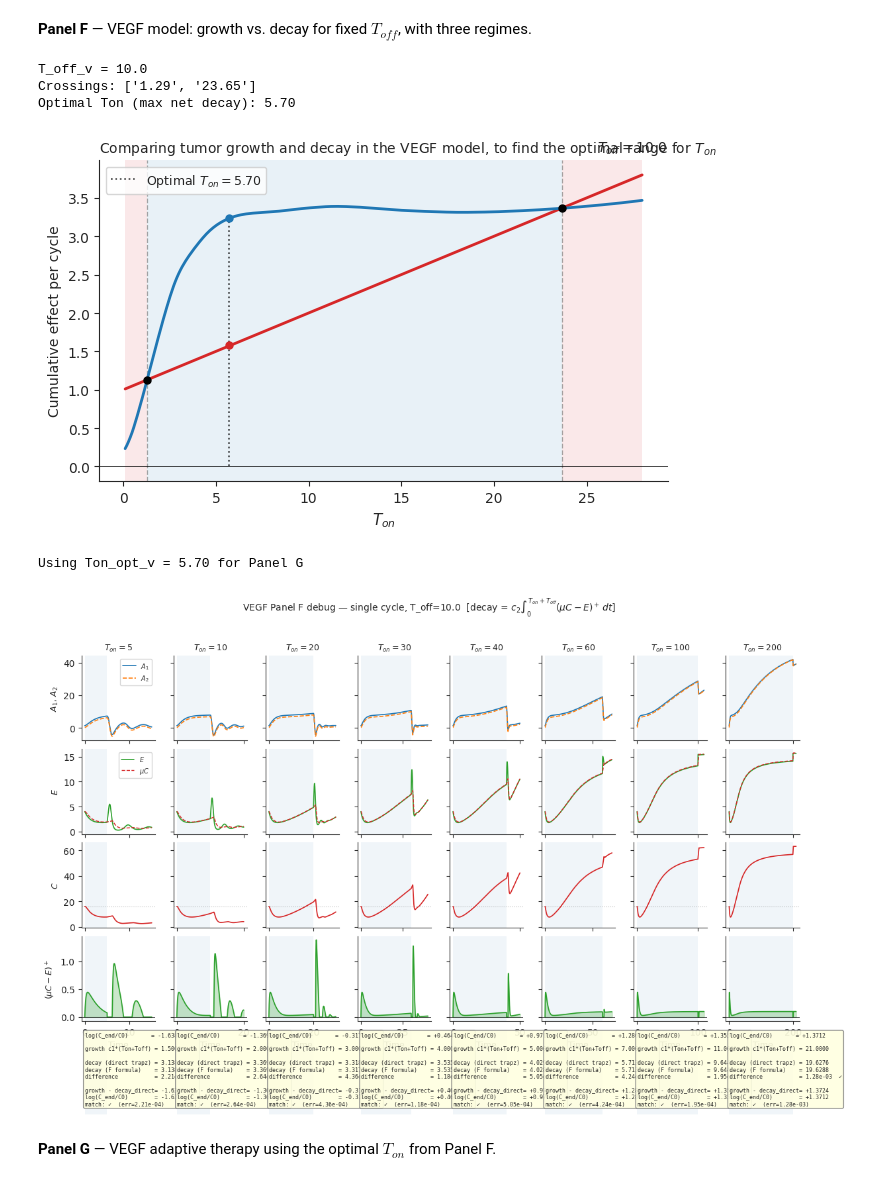
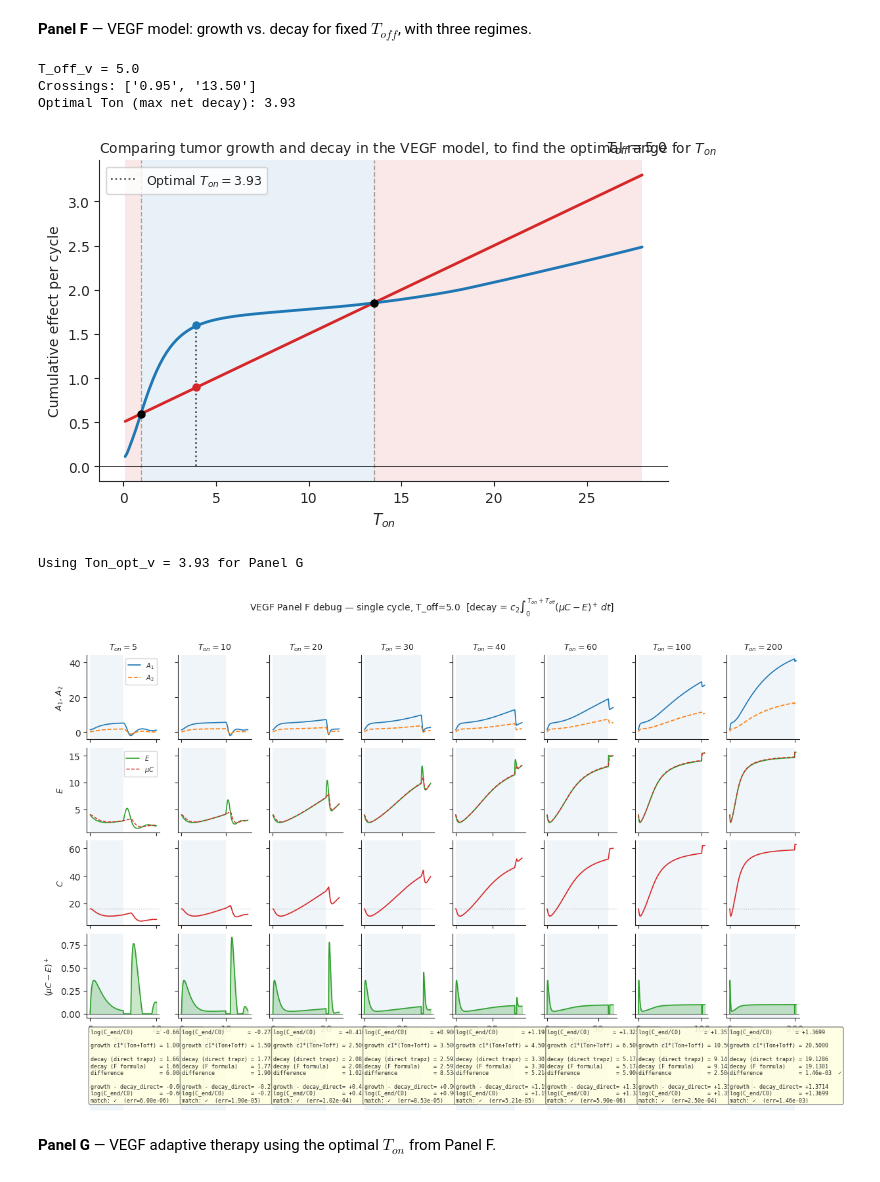
Before and after one commit to Liamir/autodiff-control, a Jupyter notebook: notebooks/figure4.ipynb, the cells around one changed output. Drawn from its saved outputs; the diff is of its cells as text; code cells hidden in the pictures.

```diff
--- a/notebooks/figure4.ipynb
+++ b/notebooks/figure4.ipynb
@@ -503,8 +503,8 @@ plt.show()
 from scipy.integrate import solve_ivp as _solve_ivp
 
 k1   = 5.0    # A1 (VEGF) production rate
-k2   = 5.0    # A2 (compensatory) production rate
-a1_v = 0.5    # VEGF effect on E growth (blocked during treatment → 0)
+k2   = 2.0    # A2 (compensatory) production rate
+a1_v = 0.5    # VEGF effect on E growth
 a2_v = 0.1    # compensatory signal effect on E growth
 r_E  = 0.5    # endothelial cell death rate
 mu_v = 0.25   # vascular scaling (E_ss = mu_v * C at steady state)
@@ -512,6 +512,7 @@ c1_v = 0.1    # tumor growth rate
 c2_v = 1.0    # tumor removal rate
 alpha1 = 0.01  # clearance rate of A1 (VEGF)
 alpha2 = 0.01  # clearance rate of A2 (compensatory)
+treatment_efficacy = 0.2  # fraction of a1_v remaining during treatment (0 = fully blocked, 1 = no effect)
 
 C0_v = 16.0
 E0_v = mu_v * C0_v   # = 4.0
@@ -536,6 +537,7 @@ def _integrate_v(y0, T, a1_val, rtol=1e-4, atol=1e-7):
 
 print(f"VEGF IC: A1={A1_0:.4f}, A2={A2_0:.4f}, E={E0_v:.2f}, C={C0_v:.2f}")
 print(f"Deficit at t=0: {mu_v*C0_v - E0_v:.4f}  (should be ~0)")
+print(f"Treatment: a1_v * treatment_efficacy = {a1_v * treatment_efficacy:.4f}  (vs full {a1_v})")
 # %% [output]
 VEGF IC: A1=1.2963, A2=0.1852, E=4.00, C=16.00
 Deficit at t=0: 0.0000  (should be ~0)
@@ -585,7 +588,7 @@ plt.show()
 # Panel F: VEGF growth vs. decay with regime annotations
 # ======================================================================
 
-T_OFF_V    = 10.0
+T_OFF_V    = 5.0
 Ton_scan_v = np.linspace(0.1, 28, 300)
 
 growth_v_arr = c1_v * (Ton_scan_v + T_OFF_V)
@@ -594,7 +597,7 @@ growth_v_arr = c1_v * (Ton_scan_v + T_OFF_V)
 decay_v_arr = np.empty_like(Ton_scan_v)
 for _i, _ton in enumerate(Ton_scan_v):
     _t_on  = np.linspace(0, _ton, max(int(_ton * 50), 200))
-    _s_on  = odeint(lambda y, t: vegf_rhs(t, y, 0.0), list(y0_v), _t_on)
+    _s_on  = odeint(lambda y, t: vegf_rhs(t, y, a1_v * treatment_efficacy), list(y0_v), _t_on)
     _t_off = np.linspace(0, T_OFF_V, 300)
     _s_off = odeint(lambda y, t: vegf_rhs(t, y, a1_v), list(_s_on[-1]), _t_off)
     _t_full   = np.concatenate([_t_on, _ton + _t_off[1:]])
@@ -645,38 +648,38 @@ ax_F.axhline(0, color='k', lw=0.5)
 if len(crossings_v) >= 1:
     for _cx in crossings_v:
         _val = c1_v * (_cx + T_OFF_V)
         ax_F.plot(_cx, _val, 'o', color='k', ms=5, zorder=5)
 
 # Optimal Ton line + dots
 _y_grow_opt_v = c1_v * (Ton_opt_v + T_OFF_V)
 _y_dec_opt_v  = decay_v_arr[np.argmax(_net_v)]
 _y_top_opt_v  = max(_y_grow_opt_v, _y_dec_opt_v)
 
 ax_F.plot([Ton_opt_v, Ton_opt_v], [0, _y_top_opt_v],
           color='k', ls=':', lw=1.2, alpha=0.7, label=rf'Optimal $T_{{on}} = ${Ton_opt_v:.2f}')
 ax_F.plot(Ton_opt_v, _y_grow_opt_v, 'o', color='C3', ms=6, zorder=7, mec='none',
           transform=_trans_F(ax_F))
 ax_F.plot(Ton_opt_v, _y_dec_opt_v,  'o', color='C0', ms=6, zorder=7, mec='none',
           transform=_trans_F(ax_F))
 
 
 ax_F.set_xlabel(r'$T_{on}$', fontsize=11)
 ax_F.set_ylabel('Cumulative effect per cycle', fontsize=10)
 ax_F.set_title(r'Comparing tumor growth and decay in the VEGF model,'
                r' to find the optimal range for $T_{on}$', fontsize=10, loc='left')
 ax_F.set_title(rf'$T_{{off}} = {T_OFF_V}$', fontsize=10, loc='right')
 ax_F.legend(fontsize=9, loc='upper left')
 clean_ax(ax_F)
 plt.tight_layout()
 plt.show()
 
 print(f'\nUsing Ton_opt_v = {Ton_opt_v:.2f} for Panel G')
 # %% [output]
-T_off_v = 10.0
-Crossings: ['1.29', '23.65']
-Optimal Ton (max net decay): 5.70
+T_off_v = 5.0
+Crossings: ['0.95', '13.50']
+Optimal Ton (max net decay): 3.93
-[figure, old version]
+[figure, new version]
-Using Ton_opt_v = 5.70 for Panel G
+Using Ton_opt_v = 3.93 for Panel G
 # %%
 # ======================================================================
 # Panel F debug: single-cycle simulation + direct integral verification
@@ -691,7 +694,7 @@ fig_Fd, axes_Fd = plt.subplots(5, len(_Ton_debug), figsize=(14, 9),
 for col, _ton in enumerate(_Ton_debug):
     # ── Simulate one full cycle ───────────────────────────────────────
     _t_on   = np.linspace(0, _ton, 2000)
-    _sol_on = odeint(lambda y, t: vegf_rhs(t, y, 0.0), list(y0_v), _t_on)
+    _sol_on = odeint(lambda y, t: vegf_rhs(t, y, a1_v * treatment_efficacy), list(y0_v), _t_on)
     _t_off  = np.linspace(0, _T_off_d, 600)
     _sol_off = odeint(lambda y, t: vegf_rhs(t, y, a1_v), list(_sol_on[-1]), _t_off)
 
@@ -776,7 +779,7 @@ fig_Fd.suptitle(f'VEGF Panel F debug — single cycle, T_off={_T_off_d}  '
 plt.tight_layout()
 plt.show()
 # %% [output]
-[figure, old version]
+[figure, new version]
 # %% [markdown]
 **Panel G** — VEGF adaptive therapy using the optimal $T_{on}$ from Panel F.
 # %%
```
Also changed, not shown: parts of 5 cells of this notebook, 21 other files.
